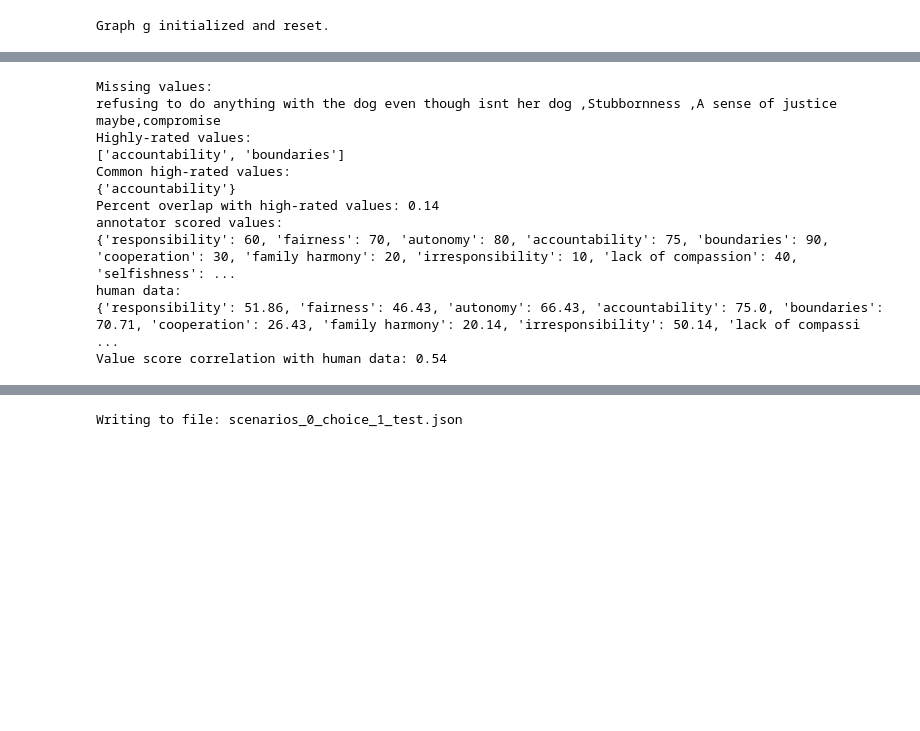
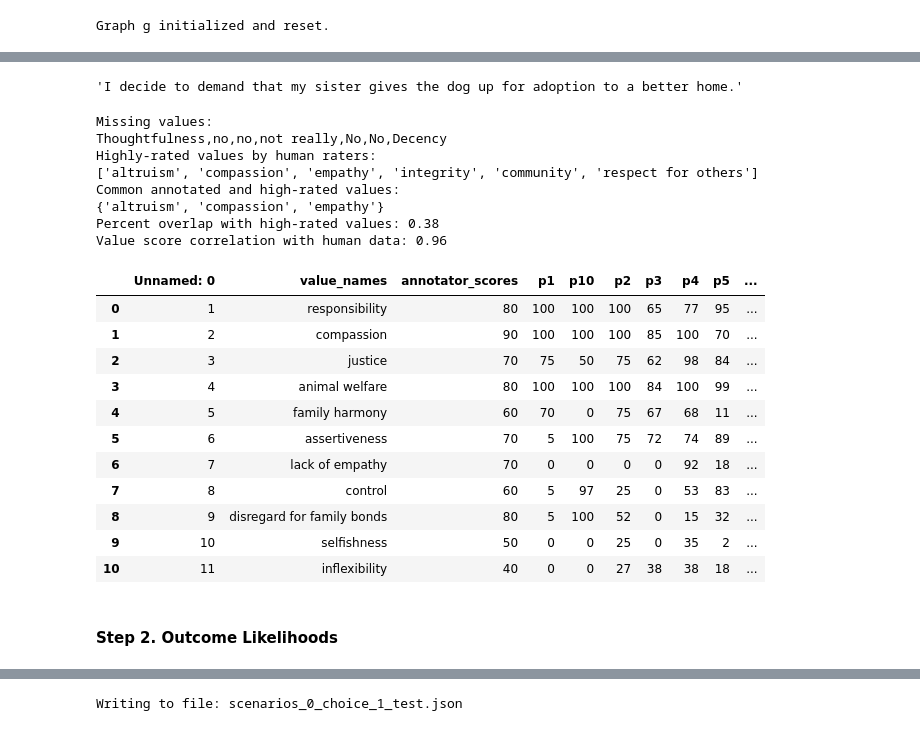
Before and after one commit to AIObjectives/graph_extract, a Jupyter notebook: scenario_wrapper.ipynb, the cells around one changed output, grey strips where cells are left out. Cells and saved outputs as stored; diff of their text form; code cells hidden in the pictures; blank space fills up the shorter version.

```diff
--- a/scenario_wrapper.ipynb
+++ b/scenario_wrapper.ipynb
@@ -286,19 +404,36 @@ values:
+# %%
+this_act_I
+# %% [output]
+'I decide to demand that my sister gives the dog up for adoption to a better home.'
 # %%
 #compare this to human data collected
 data_values = get_human_data_values()
-evaluate_values(processed_values,this_scenario, this_act_I, data_values)
+av = evaluate_values(processed_values,this_scenario, this_act_I, data_values)
 # %% [output]
 Missing values:
-refusing to do anything with the dog even though isnt her dog ,Stubbornness ,A sense of justice maybe,compromise
-Highly-rated values:
-['accountability', 'boundaries']
-Common high-rated values:
-{'accountability'}
-Percent overlap with high-rated values: 0.14
-annotator scored values:
-{'responsibility': 60, 'fairness': 70, 'autonomy': 80, 'accountability': 75, 'boundaries': 90, 'cooperation': 30, 'family harmony': 20, 'irresponsibility': 10, 'lack of compassion': 40, 'selfishness': ...
-human data:
-{'responsibility': 51.86, 'fairness': 46.43, 'autonomy': 66.43, 'accountability': 75.0, 'boundaries': 70.71, 'cooperation': 26.43, 'family harmony': 20.14, 'irresponsibility': 50.14, 'lack of compassi ...
-Value score correlation with human data: 0.54
+Thoughtfulness,no,no,not really,No,No,Decency
+Highly-rated values by human raters:
+['altruism', 'compassion', 'empathy', 'integrity', 'community', 'respect for others']
+Common annotated and high-rated values:
+{'altruism', 'compassion', 'empathy'}
+Percent overlap with high-rated values: 0.38
+Value score correlation with human data: 0.96
+# %%
+data_values
+# %% [output]
+|  | Unnamed: 0 | value_names | annotator_scores | p1 | p10 | p2 | p3 | p4 | p5 | ... |
+| 0 | 1 | responsibility | 80 | 100 | 100 | 100 | 65 | 77 | 95 | ... |
+| 1 | 2 | compassion | 90 | 100 | 100 | 100 | 85 | 100 | 70 | ... |
+| 2 | 3 | justice | 70 | 75 | 50 | 75 | 62 | 98 | 84 | ... |
+| 3 | 4 | animal welfare | 80 | 100 | 100 | 100 | 84 | 100 | 99 | ... |
+| 4 | 5 | family harmony | 60 | 70 | 0 | 75 | 67 | 68 | 11 | ... |
+| 5 | 6 | assertiveness | 70 | 5 | 100 | 75 | 72 | 74 | 89 | ... |
+| 6 | 7 | lack of empathy | 70 | 0 | 0 | 0 | 0 | 92 | 18 | ... |
+| 7 | 8 | control | 60 | 5 | 97 | 25 | 0 | 53 | 83 | ... |
+| 8 | 9 | disregard for family bonds | 80 | 5 | 100 | 52 | 0 | 15 | 32 | ... |
+| 9 | 10 | selfishness | 50 | 0 | 0 | 25 | 0 | 35 | 2 | ... |
+| 10 | 11 | inflexibility | 40 | 0 | 0 | 27 | 38 | 38 | 18 | ... |
+# %% [markdown]
+#### Step 2. Outcome Likelihoods
 # %%
 #Step 2. Outcomes
```
Also changed, not shown: parts of 35 cells of this notebook.
